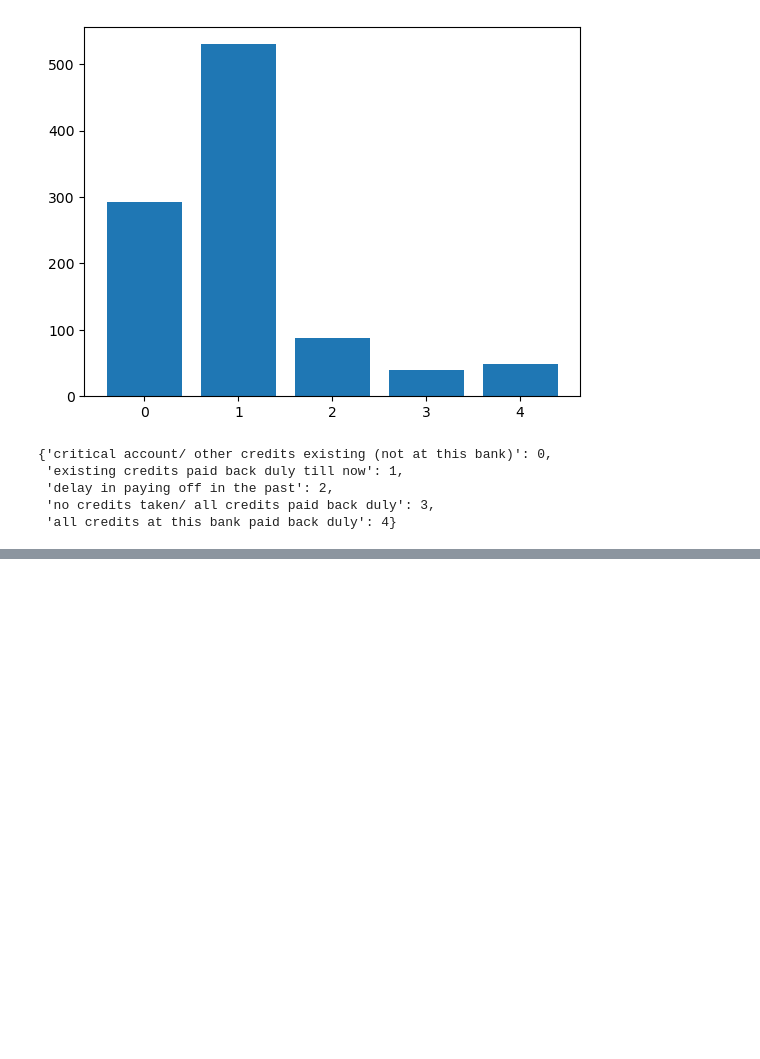
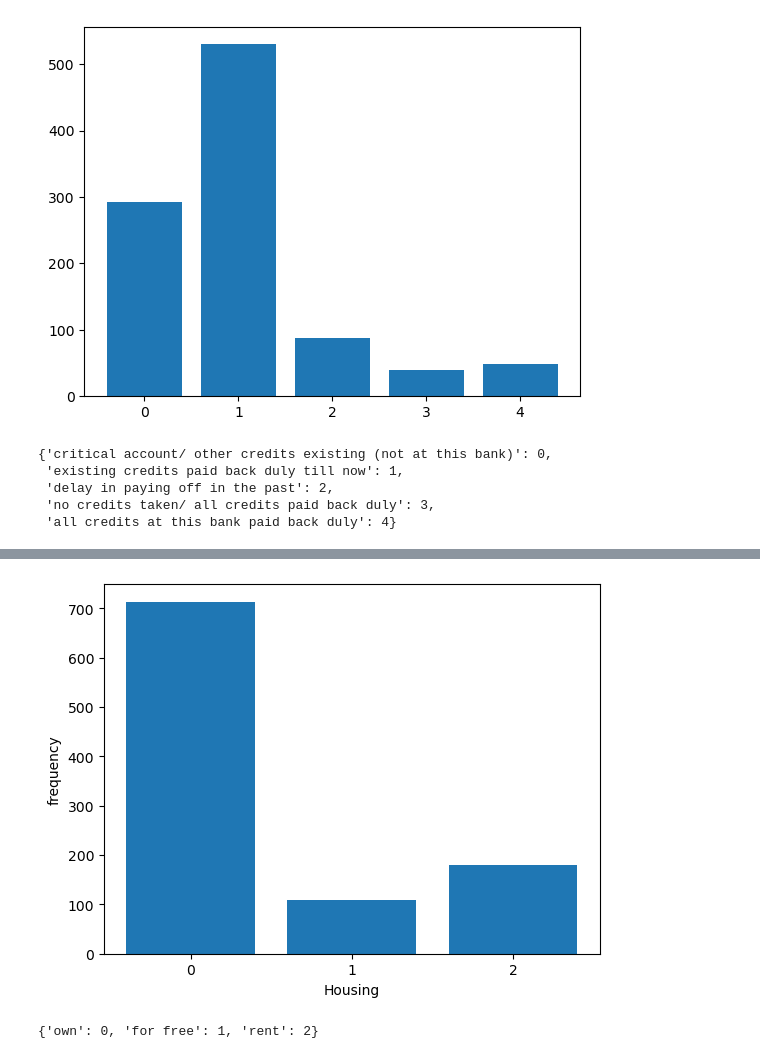
Before and after one commit to dennismgoetz/HoML-Credit-Data, a Jupyter notebook: Data Understanding.ipynb, the cells around one changed output, grey strips where cells are left out. Saved outputs shown, nothing was run; the diff lists cells and outputs as text; code cells hidden in the pictures; blank space fills up the shorter version.

```diff
--- a/Data Understanding.ipynb
+++ b/Data Understanding.ipynb
@@ -408,0 +591,11 @@ all_dict[1]
+# %%
+fig, ax = plt.subplots()
+ax.bar(range(len(data_values_dummies.iloc[:, 14].value_counts(sort = False).values)), data_values_dummies.iloc[:, 14].value_counts(sort = False).values)
+plt.ylabel('frequency')
+plt.xlabel('Housing')
+plt.xticks(range(len(data_values_dummies.iloc[:, 14].value_counts(sort = False).values)))
+plt.show()
+all_dict[9]
+# %% [output]
+[figure, added]
+{'own': 0, 'for free': 1, 'rent': 2}
```
Also changed, not shown: parts of 10 cells of this notebook, 1 other file.
